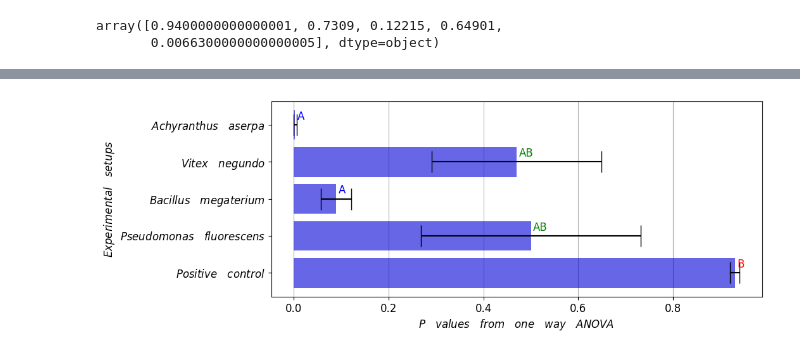
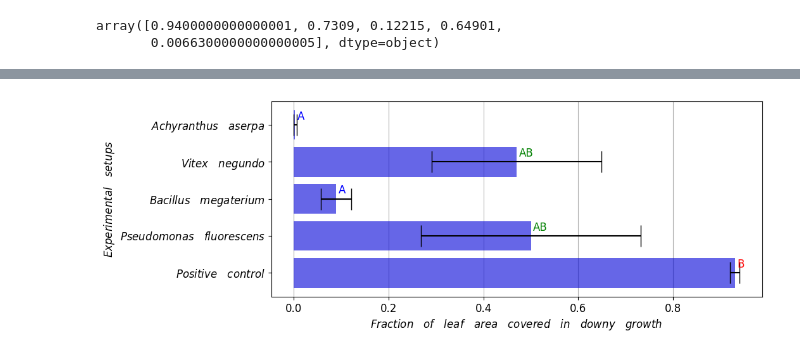
Before and after one commit to anoban/python, a Jupyter notebook: ANOVA.ipynb, the cells around one changed output, grey strips where cells are left out. Saved outputs shown, nothing was run; the diff lists cells and outputs as text; code cells hidden in the pictures.

Commit message:
modified:   ANOVA.ipynb 	modified:   anova.jpeg

```diff
--- a/ANOVA.ipynb
+++ b/ANOVA.ipynb
@@ -222,26 +222,26 @@ array([0, 1, 2, 3, 4])
 # %%
 plt.rcParams["font.size"] = 12
 fig, axes = plt.subplots(nrows = 1, ncols = 1)
 fig.set_size_inches(10, 4)
 axes.barh(y = stats.columns, width = stats.loc["pvalue", :], color = "#0001D8", alpha = 0.6)
 axes.errorbar(y = stats.columns, x = stats.loc["pvalue", :], xerr = stats.loc["stderr", :],
               ecolor = "black", capsize = 12, linestyle = "None")
-axes.set_xlabel("$P\hspace{1}values\hspace{1}from\hspace{1}one\hspace{1}way\hspace{1}ANOVA$")
+axes.set_xlabel("$Fraction\hspace{1}of\hspace{1}leaf\hspace{1}area\hspace{1}covered\hspace{1}in\hspace{1}downy\hspace{1}growth$")
 axes.set_ylabel("$Experimental\hspace{1}setups$")
 axes.set_yticks(ticks = axes.get_yticks(), labels = ["$Positive\hspace{1}control$", "$Pseudomonas\hspace{1}fluorescens$",
                                                      "$Bacillus\hspace{1}megaterium$", "$Vitex\hspace{1}negundo$",
                                                      "$Achyranthus\hspace{1}aserpa$"])
 
 labels_x = stats.loc["pvalue", :].values + 0.005
 labels_y = axes.get_yticks() + 0.15
 label_colors = ["red", "green", "blue", "green", "blue"]
 for (x, y, label, clabel) in zip(labels_x, labels_y, stats.loc["label", :], label_colors):
     axes.text(x = x, y = y, s = label, color = clabel)
 
 axes.grid(axis = "x", which = "both")
 axes.set_axisbelow(True)
 # plt.tight_layout()
 # plt.show()
 plt.savefig("./anova.jpeg", dpi = 200, format = "jpeg", bbox_inches = "tight")
 # %% [output]
-[figure, old version]
+[figure, new version]
```
Also changed, not shown: parts of 1 cell of this notebook, 1 other file.
